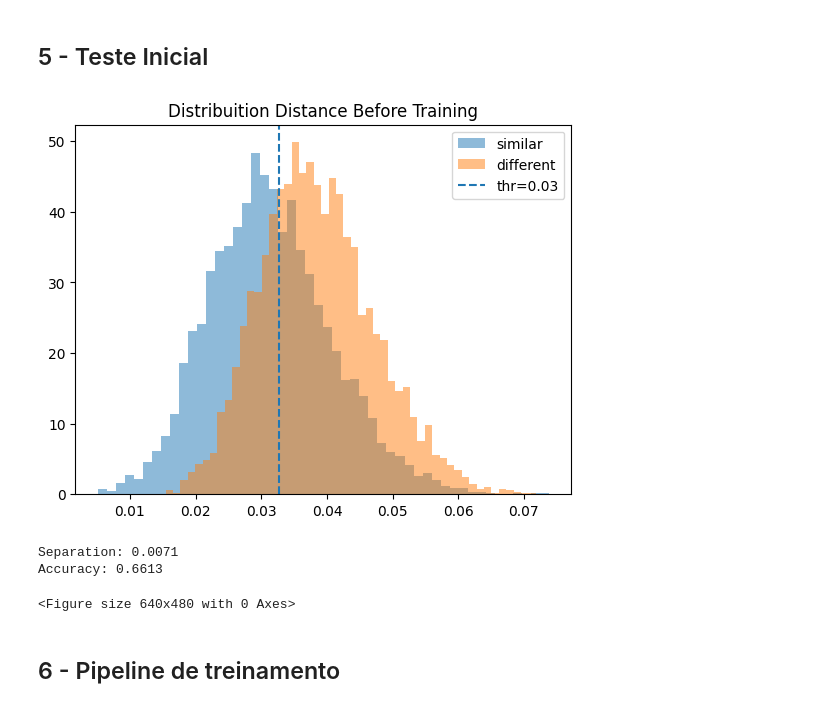
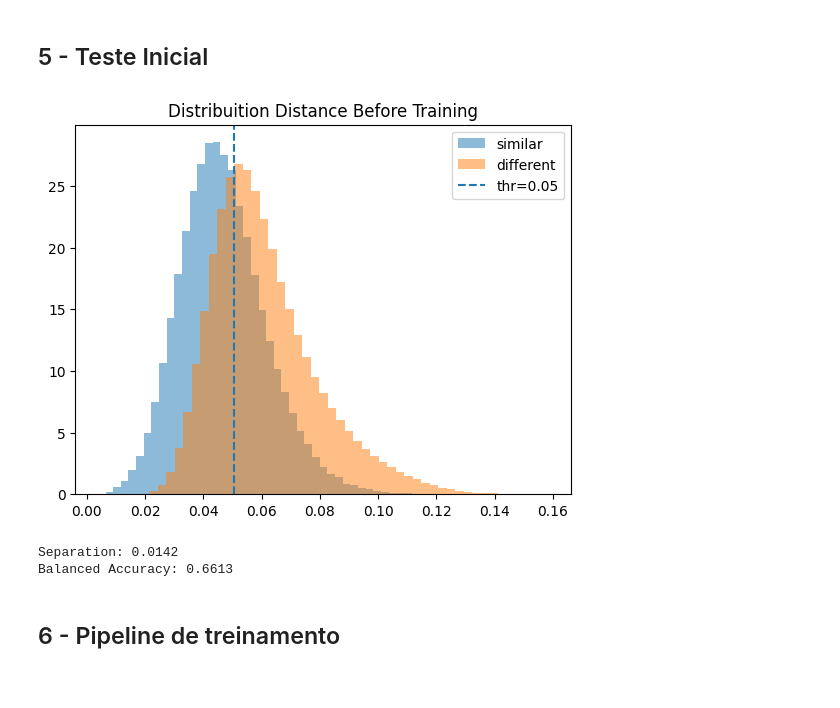
Before and after one commit to Vinimoga/dml-siamese-triplet-simclr, a Jupyter notebook: Siamese_experiment.ipynb, the cells around one changed output. Cells and saved outputs as stored; diff of their text form; code cells hidden in the pictures.

```diff
--- a/Siamese_experiment.ipynb
+++ b/Siamese_experiment.ipynb
@@ -283,10 +282,9 @@ def evaluate_embeddings(model, dataloader, title="Embedding Evaluation"):
 # %%
-sepration_pre_training, accuracy_pre_trainin = evaluate_embeddings(model, test_siamese_dataloader, title="Distribuition Distance Before Training")
+sepration_pre_training, accuracy_pre_trainin = evaluate_embeddings(model, test_dataloader, title="Distribuition Distance Before Training")
 # %% [output]
-[figure, old version]
+[figure, new version]
-Separation: 0.0071
-Accuracy: 0.6613
+Separation: 0.0142
+Balanced Accuracy: 0.6613
-<Figure size 640x480 with 0 Axes>
 # %% [markdown]
 
 ## 6 - Pipeline de treinamento
```
Also changed, not shown: parts of 9 cells of this notebook, 4 other files.
